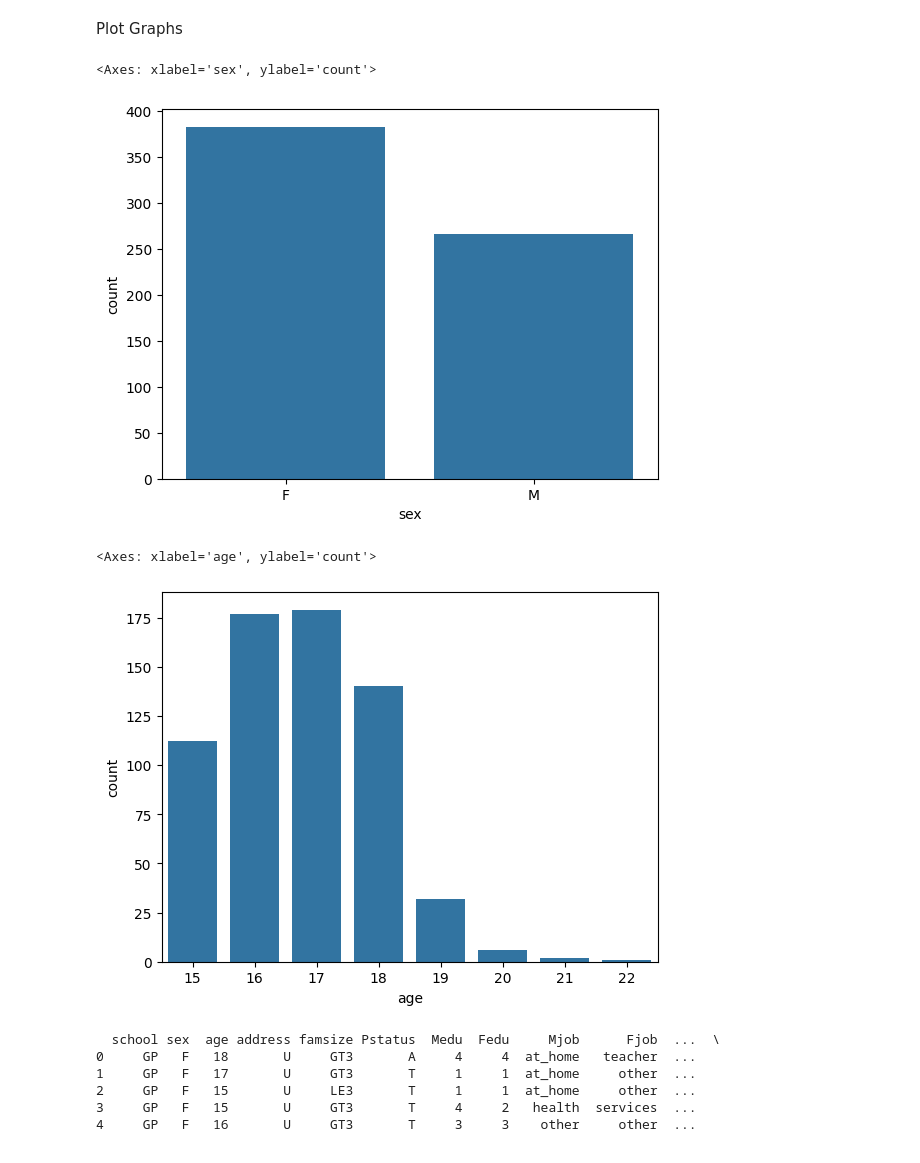
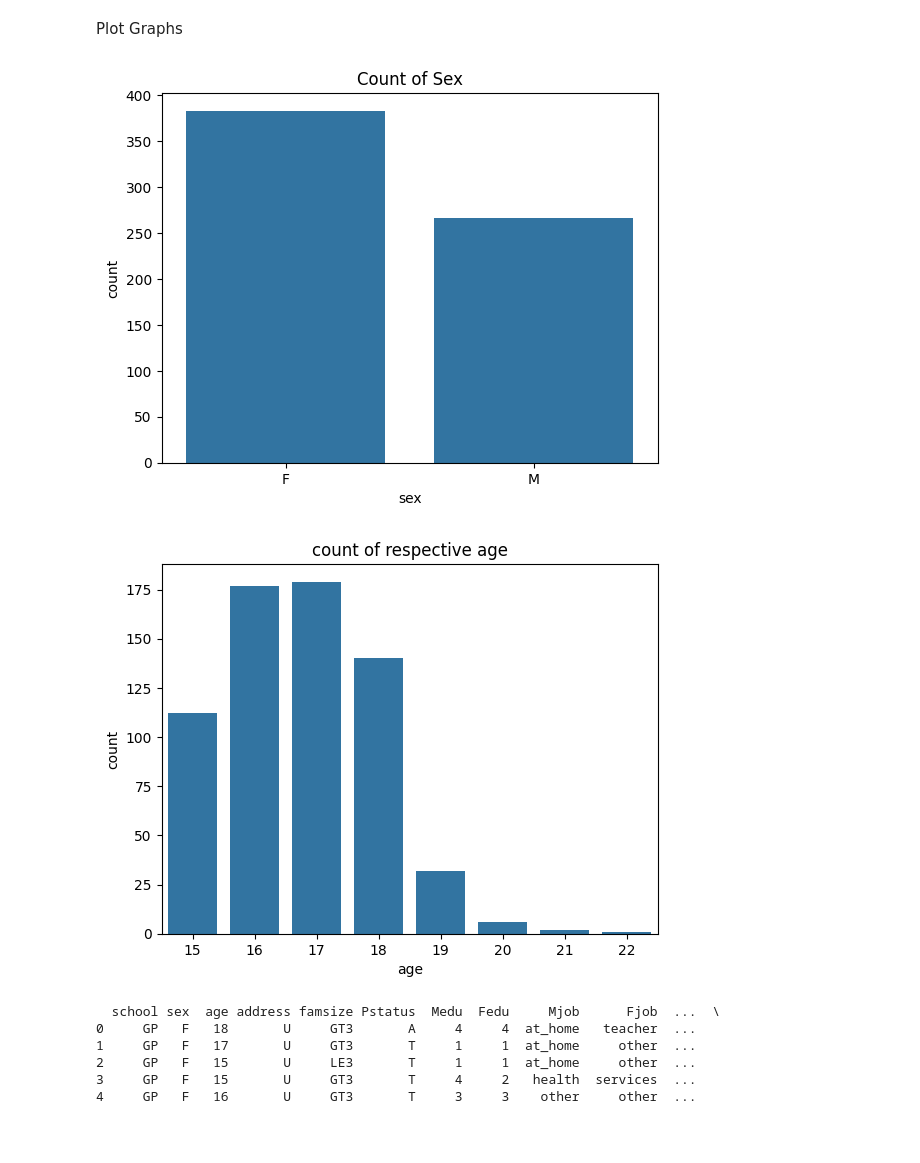
Before and after one commit to Seetharamanrs/Student_performance_analysis, a Jupyter notebook: Eda-analysis/student.ipynb, the cells around one changed output. Cells and saved outputs as stored; diff of their text form; code cells hidden in the pictures.

```diff
--- a/Eda-analysis/student.ipynb
+++ b/Eda-analysis/student.ipynb
@@ -94,14 +95,16 @@ df.describe()
 Plot Graphs
 # %%
 sns.countplot(x="sex",data=df)
+plt.title("Count of Sex")
+plt.show()
 # %% [output]
-<Axes: xlabel='sex', ylabel='count'>
-[figure, old version]
+[figure, new version]
 # %%
 sns.countplot(x="age",data=df)
+plt.title("count of respective age")
+plt.show()
 # %% [output]
-<Axes: xlabel='age', ylabel='count'>
-[figure, old version]
+[figure, new version]
 # %%
 print(df.head(5))
 # %% [output]
```
Also changed, not shown: parts of 7 cells of this notebook.
